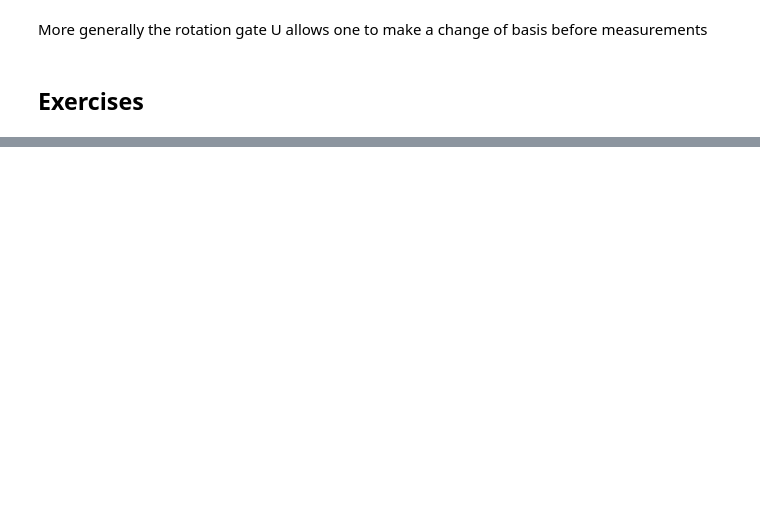
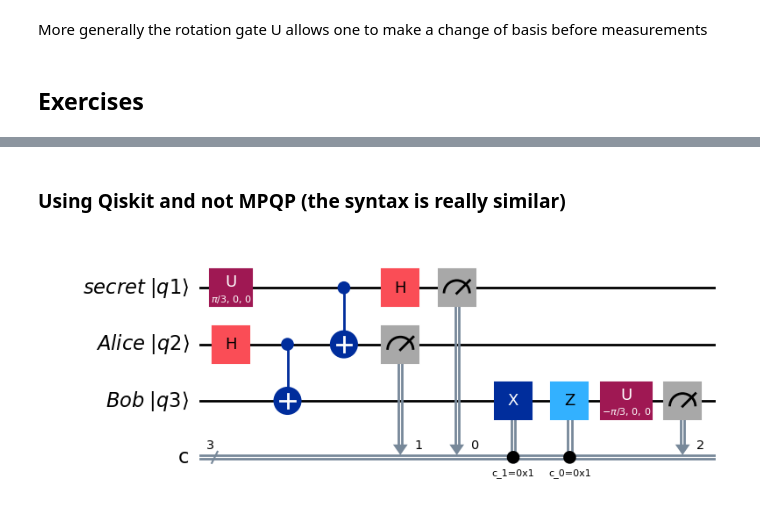
Before and after one commit to zshelali/UTBM-Math, a Jupyter notebook: IT41/Practical Session 3/introduction_to_mpqp.ipynb, the cells around one changed output, grey strips where cells are left out. Cells and saved outputs as stored; diff of their text form; code cells hidden in the pictures; blank space fills up the shorter version.

```diff
--- a/IT41/Practical Session 3/introduction_to_mpqp.ipynb
+++ b/IT41/Practical Session 3/introduction_to_mpqp.ipynb
@@ -272,0 +479,69 @@ This protocol insures that the qubit $|q_1>$ on the quantum register $0$ will be
+# %% [markdown]
+### Using Qiskit and not MPQP (the syntax is really similar)
+# %%
+#3
+from qiskit import *
+import numpy as np
+
+# circuit & registers
+secret = QuantumRegister(1, "secret |q1⟩")
+alice = QuantumRegister(1, "Alice |q2⟩")
+bob = QuantumRegister(1, "Bob |q3⟩")
+
+cr = ClassicalRegister(3, "c")
+
+circ3 = QuantumCircuit(secret, alice, bob, cr)
+
+# ---- reproducing the diagram ----
+
+# alice and bob have a qubit state |0⟩
+
+# putting Alice's qubit into superposition |+⟩
+circ3.h(alice)
+# then entangling it with Bob's qubit by applying a CNOT gate
+circ3.cx(alice, bob)
+
+# ==> We now have |EPR⟩ : 2 entangled qubits
+
+#generating a random secret qubit
+
+theta, phi, lambda_ = np.pi/3, 0, 0
+circ3.u(theta, phi, lambda_, secret)
+
+# entangling the secret qubit to Alice's
+circ3.cx(secret, alice)
+# this time we apply the Hadamard gate to the secret qubit AFTER entangling it to Alice because we don't want to alter its state
+circ3.h(secret)
+
+# measuring alice's qubits and storing them in the classical registers
+circ3.measure(secret , cr[0])
+circ3.measure(alice, cr[1])
+
+# then apply an X gate on Bob's qubit if the second bit from Alice's measurement is 1
+# and apply a Z gate if the first bit is 1
+circ3.x(bob).c_if(cr[1], 1)
+circ3.z(bob).c_if(cr[0], 1)
+
+#this should have recovered the original state of the secret qubit.
+
+
+
+# ---------------------------------------------------------------------------------------------------------------------------
+
+# According to "Measurement in an alternative basis" and the official Qiskit Documentation
+
+# We prepared the secret qubit by applying on |q1⟩ = |0⟩ the transformation: U.|0⟩
+# therefore, at the end, to check if Bob's qubit is also |q3⟩ = U.|0⟩ , we can apply U†.|q3⟩
+# We are now "back" in the Z basis, which is the basis `.measure` uses.
+# so if p(|q3⟩->|0⟩) = 1 after measurement, the teleportation is successful.
+
+circ3.u(theta, phi, lambda_, bob).inverse() # equivalent to circ3.u(-theta, -phi, -lambda_, bob)`
+
+# We now measure Bob's |q3⟩ qubit
+circ3.measure(bob, cr[2])
+
+
+
+circ3.draw("mpl")
+# %% [output]
+[figure, added]
```
Also changed, not shown: parts of 33 cells of this notebook.
